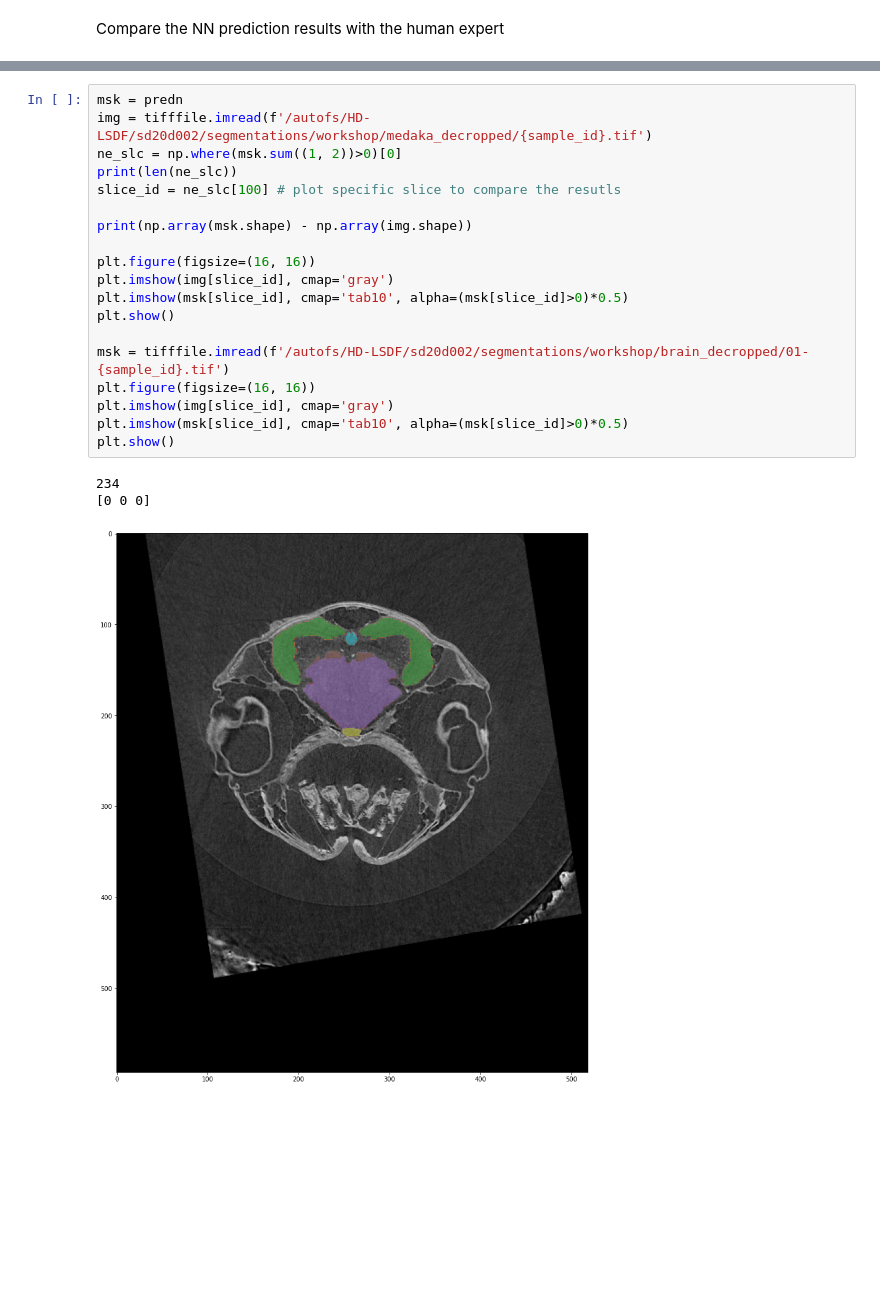
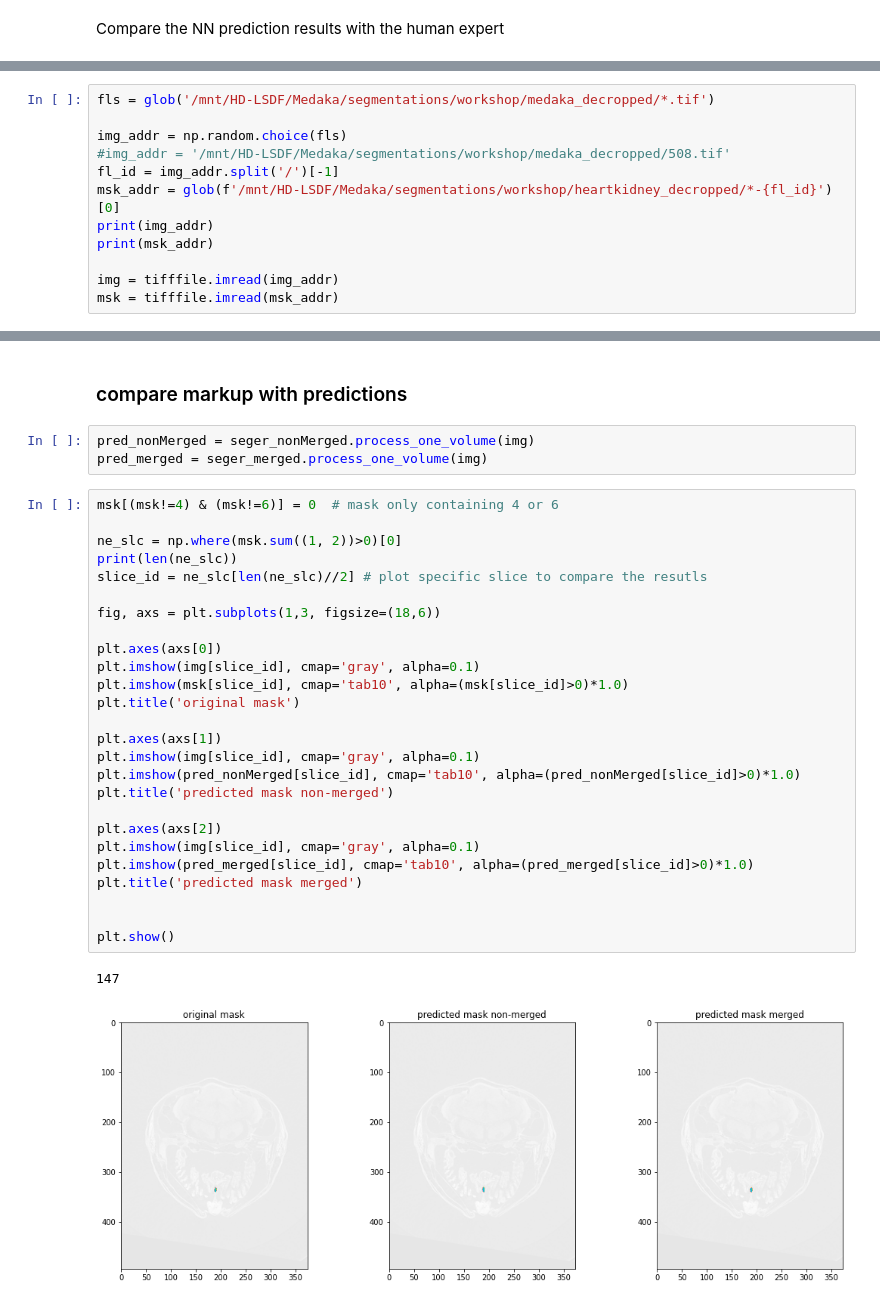
Before and after one commit to DL4XRayTomoImaging-KIT/training-repo, a Jupyter notebook: utilities/predNplot.ipynb, the cells around one changed output, grey strips where cells are left out. Saved outputs shown, nothing was run; the diff lists cells and outputs as text; blank space fills up the shorter version.

Commit message:
updated notebook for comparing network segmentations

```diff
--- a/utilities/predNplot.ipynb
+++ b/utilities/predNplot.ipynb
@@ -31,0 +51,12 @@ trainable parameters in model: 14323242
+# %%
+fls = glob('/mnt/HD-LSDF/Medaka/segmentations/workshop/medaka_decropped/*.tif')
+
+img_addr = np.random.choice(fls)
+#img_addr = '/mnt/HD-LSDF/Medaka/segmentations/workshop/medaka_decropped/508.tif'
+fl_id = img_addr.split('/')[-1]
+msk_addr = glob(f'/mnt/HD-LSDF/Medaka/segmentations/workshop/heartkidney_decropped/*-{fl_id}')[0]
+print(img_addr)
+print(msk_addr)
+
+img = tifffile.imread(img_addr)
+msk = tifffile.imread(msk_addr)
@@ -32,23 +81,34 @@ trainable parameters in model: 14323242
+# %% [markdown]
+### compare markup with predictions
+# %%
+pred_nonMerged = seger_nonMerged.process_one_volume(img)
+pred_merged = seger_merged.process_one_volume(img)
 # %%
-msk = predn
-img = tifffile.imread(f'/autofs/HD-LSDF/sd20d002/segmentations/workshop/medaka_decropped/{sample_id}.tif')
+msk[(msk!=4) & (msk!=6)] = 0  # mask only containing 4 or 6
+
 ne_slc = np.where(msk.sum((1, 2))>0)[0]
 print(len(ne_slc))
-slice_id = ne_slc[100] # plot specific slice to compare the resutls
+slice_id = ne_slc[len(ne_slc)//2] # plot specific slice to compare the resutls
 
-print(np.array(msk.shape) - np.array(img.shape))
+fig, axs = plt.subplots(1,3, figsize=(18,6))
 
-plt.figure(figsize=(16, 16))
-plt.imshow(img[slice_id], cmap='gray')
-plt.imshow(msk[slice_id], cmap='tab10', alpha=(msk[slice_id]>0)*0.5)
+plt.axes(axs[0])
+plt.imshow(img[slice_id], cmap='gray', alpha=0.1)
+plt.imshow(msk[slice_id], cmap='tab10', alpha=(msk[slice_id]>0)*1.0)
+plt.title('original mask')
+
+plt.axes(axs[1])
+plt.imshow(img[slice_id], cmap='gray', alpha=0.1)
+plt.imshow(pred_nonMerged[slice_id], cmap='tab10', alpha=(pred_nonMerged[slice_id]>0)*1.0)
+plt.title('predicted mask non-merged')
+
+plt.axes(axs[2])
+plt.imshow(img[slice_id], cmap='gray', alpha=0.1)
+plt.imshow(pred_merged[slice_id], cmap='tab10', alpha=(pred_merged[slice_id]>0)*1.0)
+plt.title('predicted mask merged')
+
+
 plt.show()
-
-msk = tifffile.imread(f'/autofs/HD-LSDF/sd20d002/segmentations/workshop/brain_decropped/01-{sample_id}.tif')
-plt.figure(figsize=(16, 16))
-plt.imshow(img[slice_id], cmap='gray')
-plt.imshow(msk[slice_id], cmap='tab10', alpha=(msk[slice_id]>0)*0.5)
-plt.show()
 # %% [output]
-234
-[0 0 0]
+147
-[figure, old version]
+[figure, new version]
```
Also changed, not shown: parts of 11 cells of this notebook, 2 other files.
